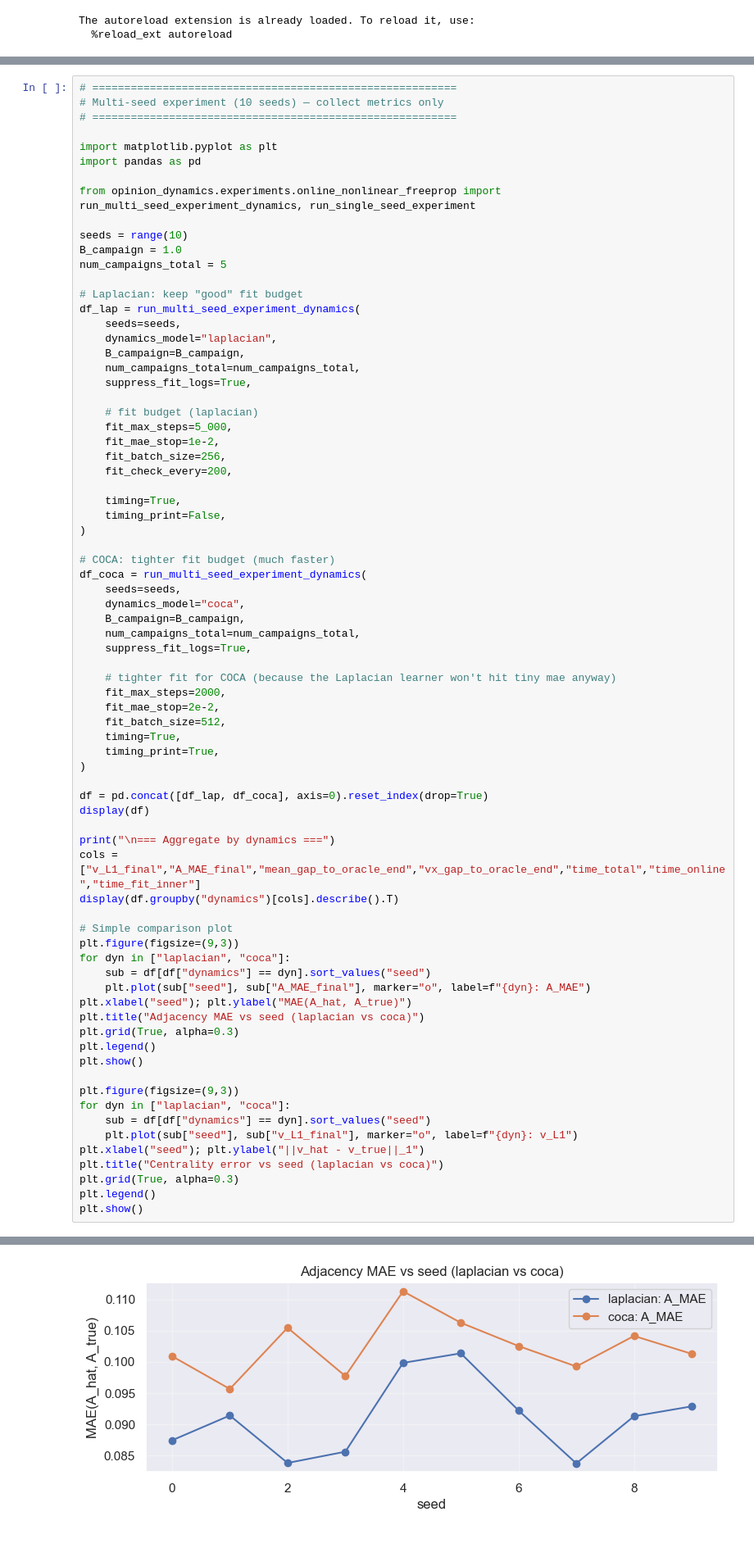
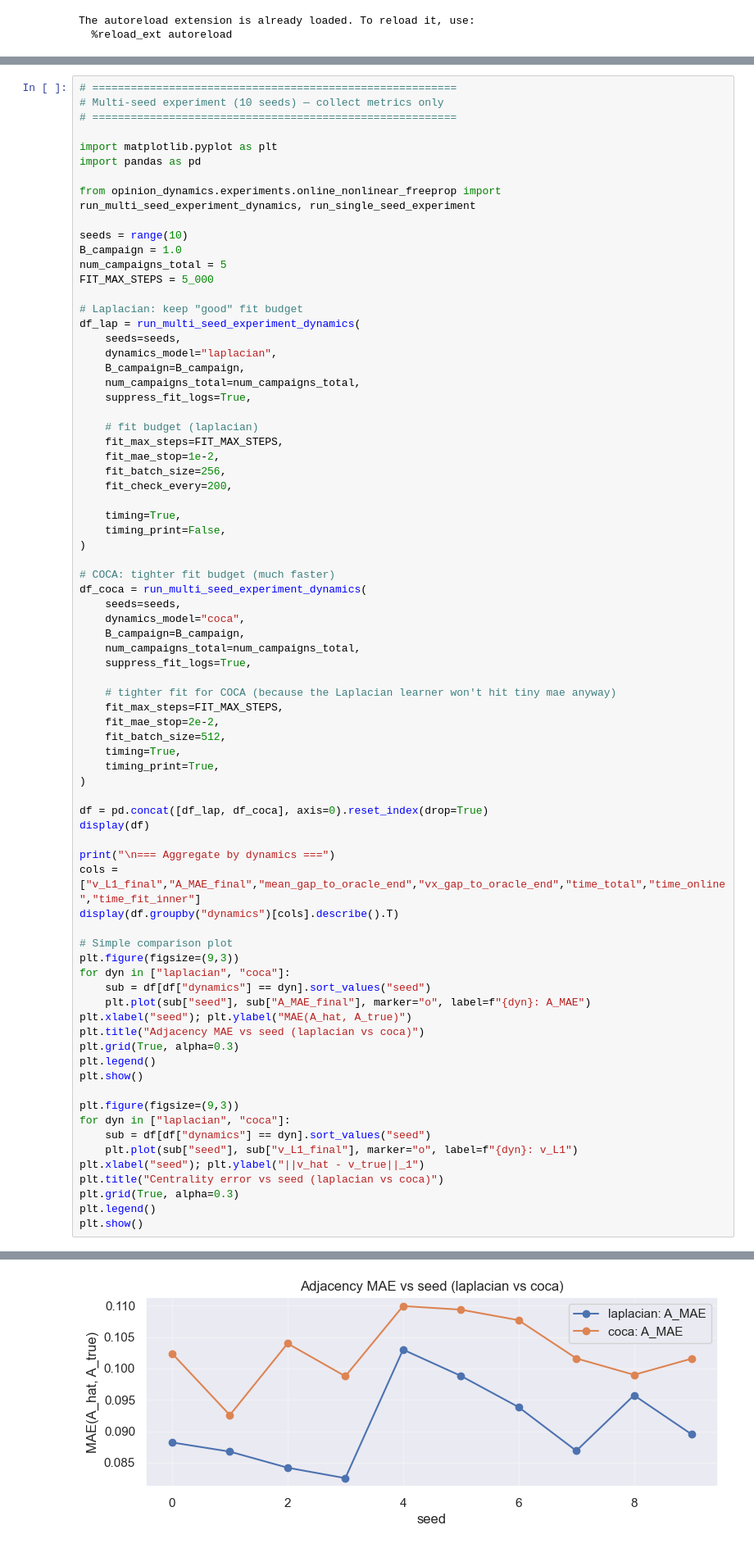
Before and after one commit to mariusdgm/unknown_graph_networks, a Jupyter notebook: opinion_dynamics/experiments/test_multiseed_coca_freeprop.ipynb, the cells around one changed output, grey strips where cells are left out. Shown at 82% size. Saved outputs shown, nothing was run; the diff lists cells and outputs as text.

```diff
--- a/opinion_dynamics/experiments/test_multiseed_coca_freeprop.ipynb
+++ b/opinion_dynamics/experiments/test_multiseed_coca_freeprop.ipynb
@@ -73,6 +73,7 @@ from opinion_dynamics.experiments.online_nonlinear_freeprop import run_multi_see
 seeds = range(10)
 B_campaign = 1.0
 num_campaigns_total = 5
+FIT_MAX_STEPS = 5_000
 
 # Laplacian: keep "good" fit budget
 df_lap = run_multi_seed_experiment_dynamics(
@@ -83,7 +84,7 @@ df_lap = run_multi_seed_experiment_dynamics(
     suppress_fit_logs=True,
 
     # fit budget (laplacian)
-    fit_max_steps=5_000,
+    fit_max_steps=FIT_MAX_STEPS,
     fit_mae_stop=1e-2,
     fit_batch_size=256,
     fit_check_every=200,
@@ -101,7 +102,7 @@ df_coca = run_multi_seed_experiment_dynamics(
     suppress_fit_logs=True,
 
     # tighter fit for COCA (because the Laplacian learner won't hit tiny mae anyway)
-    fit_max_steps=2000,
+    fit_max_steps=FIT_MAX_STEPS,
     fit_mae_stop=2e-2,
     fit_batch_size=512,
     timing=True,
@@ -192 +193 @@ plt.show()
-[figure, old version]
+[figure, new version]
```
Also changed, not shown: parts of 2 cells of this notebook, 5 other files.
